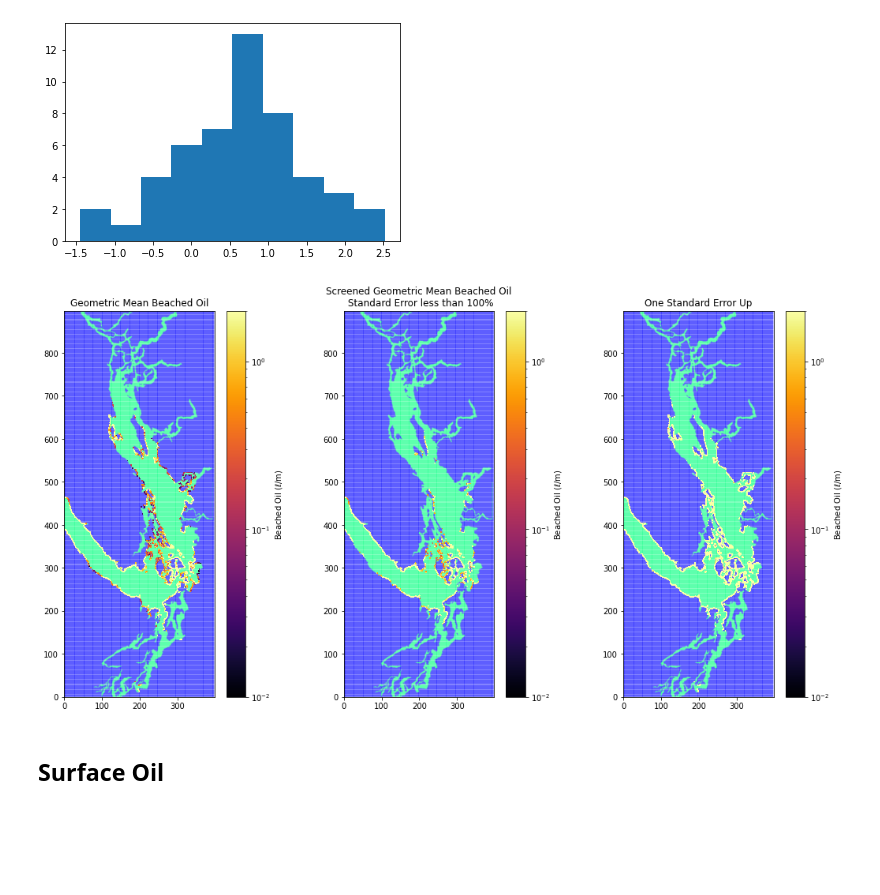
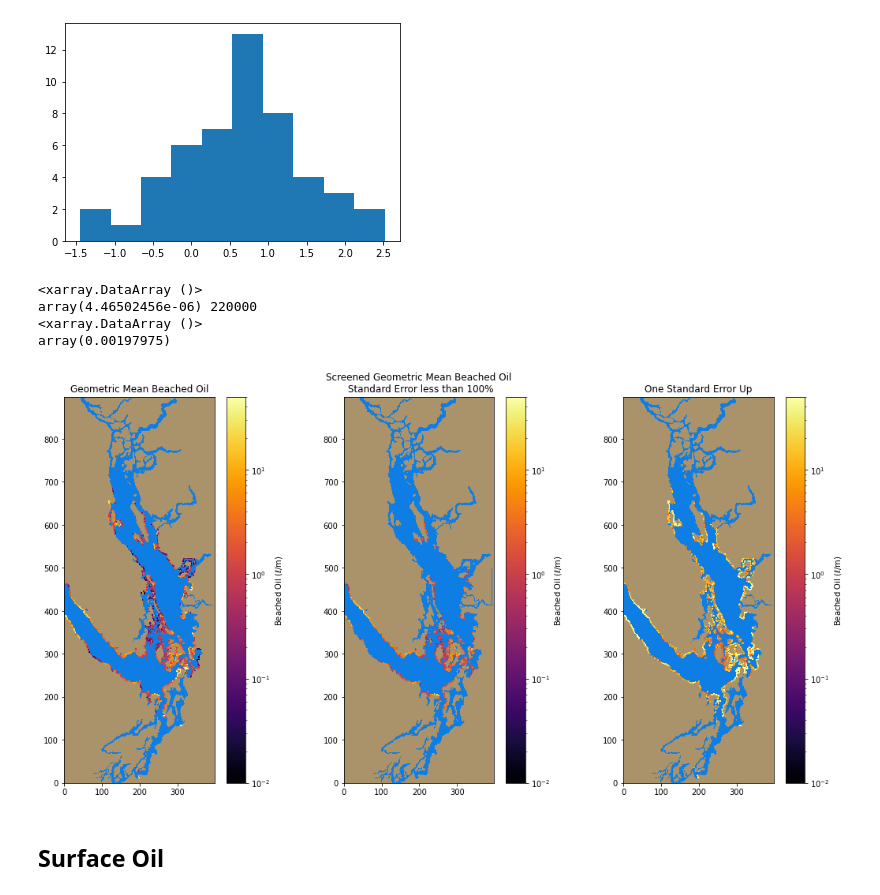
Before and after one commit to MIDOSS/Visualization, a Jupyter notebook: notebooks/Plot_Aggregates_akns.ipynb, the cells around one changed output. Saved outputs shown, nothing was run; the diff lists cells and outputs as text; code cells hidden in the pictures; blank space fills up the shorter version.

```diff
--- a/notebooks/Plot_Aggregates_akns.ipynb
+++ b/notebooks/Plot_Aggregates_akns.ipynb
@@ -11,8 +11,9 @@ import xarray as xr
 
 %matplotlib inline
 # %%
-thefile = '/scratch/allen/MIDOSS/aggregate/fortyeighth_200_akns.nc'
+thefile = '/scratch/allen/MIDOSS/aggregate/fiftieth_55_akns.nc'
 oil = xr.open_dataset(thefile)
 whichspills = "AKNS Spills"
+smalloils = 0
 # %%
 mesh = xr.open_dataset('~/MEOPAR/grid/mesh_mask201702.nc')
@@ -47,12 +48,13 @@ ma_beaching_pres = np.ma.masked_array(oil.beachpresence, oil.beachpresence == 0)
 # %% [markdown]
 ### Beaching Presence: Plot
 # %%
-fig, ax = plt.subplots(1, 1, figsize=(6, 9))
+fig, ax = plt.subplots(1, 1, figsize=(5, 9))
 
-ax.pcolormesh(tmask[1:, 1:], cmap='winter_r', alpha=0.1)
+ax.pcolormesh(tmask[1:, 1:], cmap='terrain', vmin=-0.2, vmax=1.6)
 ax.set_ylim(imin, imax)
 ax.set_xlim(jmin, jmax)
 ax.set_aspect(aspect)
+
 
 C = ax.pcolormesh(
      ma_beaching_pres,
@@ -60,5 +62,5 @@ C = ax.pcolormesh(
 )
 cb = fig.colorbar(C, ax=ax);
 cb.set_label('Presence (count of spills)')
-ax.set_title(f'Beaching Presence (count) of {oil.nofiles.values} spills');
+ax.set_title(f'Beaching Presence (count) of {oil.nofiles.values+smalloils} spills');
 # %% [output]
@@ -89,10 +91,11 @@ ma_beached_ste = np.ma.masked_array(beached_ste/(oil.beachpresence + eps), oil.b
 fig, axs = plt.subplots(1, 3, figsize=(18, 9))
 
 for ax in axs:
-    ax.pcolormesh(tmask[1:, 1:], cmap='winter_r', alpha=0.1)
+    ax.pcolormesh(tmask[1:, 1:], cmap='terrain', vmin=-0.2, vmax=1.6)
     ax.set_ylim(imin, imax)
     ax.set_xlim(jmin, jmax)
     ax.set_aspect(aspect)
+
 
 C = axs[0].pcolormesh(
      ma_beaching_time,
@@ -165,42 +168,50 @@ Coordinates:
 40.34301881135612
 0.07172827946764489
 [figure]
+# %%
+print (divarea[200, 200], 500*440)
+print (alength[200, 200])
+# %% [output]
+<xarray.DataArray ()>
+array(4.46502456e-06) 220000
+<xarray.DataArray ()>
+array(0.00197975)
 # %%
 fig, axs = plt.subplots(1, 3, figsize=(18, 9))
 
-vmin, vmax = 0.01, 2
+vmin, vmax = 0.01, 50
 
 for ax in axs:
-    ax.pcolormesh(tmask[1:, 1:], cmap='winter_r', alpha=0.1)
+    ax.pcolormesh(tmask[1:, 1:], cmap='terrain', vmin=-0.2, vmax=1.6)
     ax.set_ylim(imin, imax)
     ax.set_xlim(jmin, jmax)
     ax.set_aspect(aspect)
 
 C = axs[0].pcolormesh(
      np.exp(ma_beach_oil) * alength * 1000, norm=colors.LogNorm(vmin=vmin, vmax=vmax),
     zorder=2, cmap='inferno'
 )
 cb = fig.colorbar(C, ax=axs[0]);
 cb.set_label('Beached Oil ($\ell$/m)')
 axs[0].set_title('Geometric Mean Beached Oil')
 
 C = axs[1].pcolormesh(
      np.exp(beachedoil) * alength * 1000,
     zorder=2, norm=colors.LogNorm(vmin=vmin, vmax=vmax), cmap='inferno'
 )
 cb = fig.colorbar(C, ax=axs[1]);
 cb.set_label('Beached Oil ($\ell$/m)')
 axs[1].set_title(f'Screened Geometric Mean Beached Oil\n Standard Error less than {perol*100}%')
 
 C = axs[2].pcolormesh(
      (np.exp(ma_beachoil_ste + ma_beach_oil) - np.exp(ma_beach_oil)) * alength * 10000, norm=colors.LogNorm(vmin=vmin, vmax=vmax),
     zorder=2, cmap='inferno'
 )
 cb = fig.colorbar(C, ax=axs[2]);
 cb.set_label('Beached Oil ($\ell$/m)')
 axs[2].set_title('One Standard Error Up');
 # %% [output]
-[figure, old version]
+[figure, new version]
 # %% [markdown]
 ## Surface Oil
 # %% [markdown]
```
Also changed, not shown: parts of 13 cells of this notebook, 4 other files.
